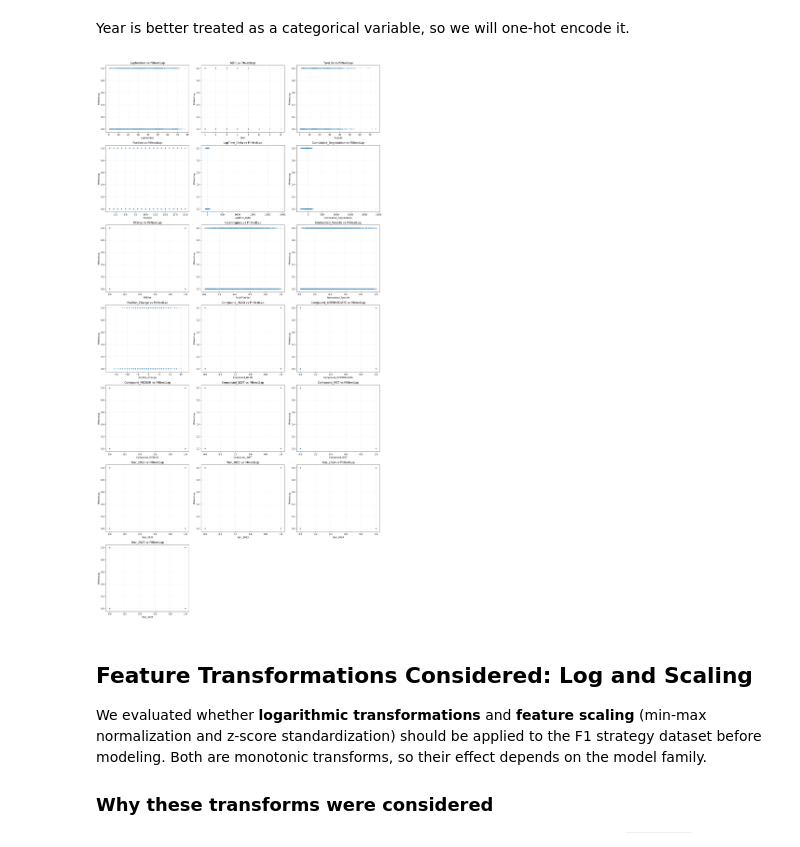
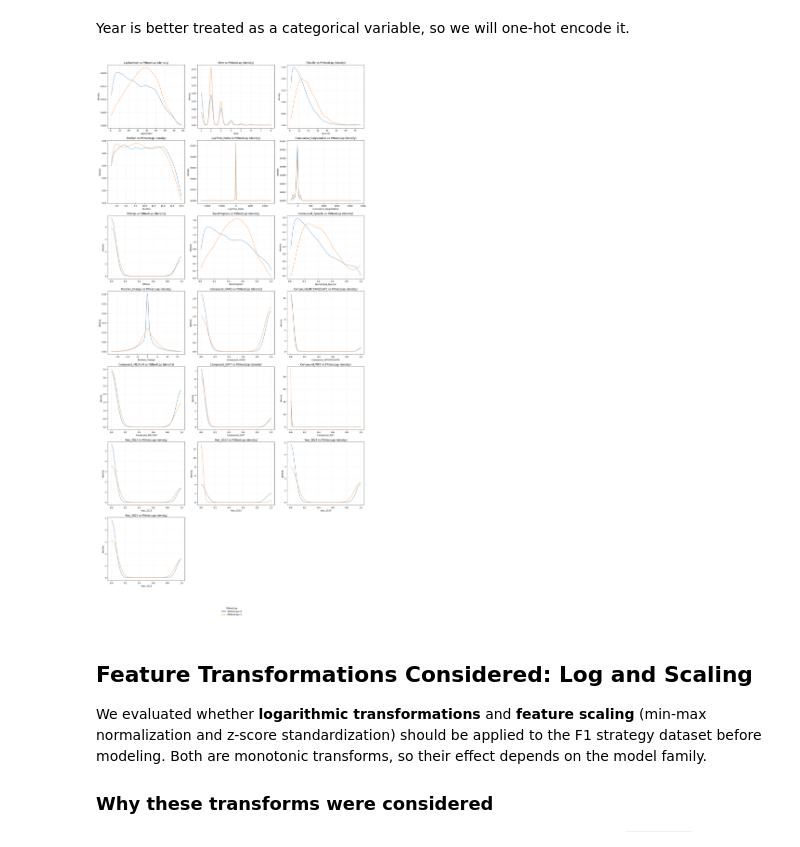
Before and after one commit to mortonki/F1-Strategy-Dataset, a Jupyter notebook: strategy.ipynb, the cells around one changed output. Drawn from its saved outputs; the diff is of its cells as text; code cells hidden in the pictures.

Commit message:
added Bivariate feature-vs-target grid. Continuous features use a 1D KDE density

```diff
--- a/strategy.ipynb
+++ b/strategy.ipynb
@@ -183,41 +184,79 @@ df.set_index(['Driver', 'Race', 'Year'], inplace=True)
 # %%
 # Visualize the relationship between features and the target variable 'PitNextLap'
 # %%
+from matplotlib.lines import Line2D
+
+# Bivariate feature-vs-target grid. Continuous features use a 1D KDE density
+
+# overlay per class (shows classification overlap); categorical features use a
+# grouped bar chart of class proportions per category.
+
 target = 'PitNextLap' if 'PitNextLap' in df.columns else 'PitNetLap'
 features = [col for col in df.columns if col != target]
-
 n_features = len(features)
 n_cols = 3
 n_rows = (n_features + n_cols - 1) // n_cols
-
 fig, axes = plt.subplots(n_rows, n_cols, figsize=(18, 5 * n_rows))
 axes = np.array(axes, dtype=object).ravel()
 
+# Categorical features -> grouped bar chart of class proportions per category
+categorical_features = [f for f in features if not pd.api.types.is_numeric_dtype(df[f])]
+
+# Continuous features -> 1D KDE density overlay per class
+continuous_features = [f for f in features if pd.api.types.is_numeric_dtype(df[f])]
+COLORS = {0: "navy", 1: "orange"}
+
 for i, feature in enumerate(features):
     ax = axes[i]
+    if pd.api.types.is_numeric_dtype(df[feature]):
+        # 1D KDE density overlay per class (continuous features)
+        sample = df.sample(n=min(20000, len(df)), random_state=42)
+        x_min, x_max = sample[feature].min(), sample[feature].max()
+        x_grid = np.linspace(x_min, x_max, 200)
+        for cls in COLORS:
+            vals = sample.loc[sample[target] == cls, feature].dropna()
+            if len(vals) < 2:
+                continue
+            kde = gaussian_kde(vals, bw_method="scott")
+            ax.plot(x_grid, kde(x_grid), label=f"PitNextLap={cls}", alpha=0.7)
+        ax.set_title(f"{feature} vs {target} (density)")
+        ax.set_xlabel(feature)
+        ax.set_ylabel("density")
 
-    if pd.api.types.is_numeric_dtype(df[feature]):
-        sample = df[[feature, target]].sample(n=min(5000, len(df)), random_state=42)
-        ax.scatter(sample[feature], sample[target], alpha=0.25, s=8)
-        ax.set_title(f"{feature} vs {target}")
+    else:
+
+        # Grouped bar chart of class proportions per category (categorical features)
+        pct = (df.groupby(feature)[target].value_counts(normalize=True)
+               .unstack(fill_value=0).fillna(0))
+        pct = pct.reindex(sorted(pct.columns), axis=1)
+        pct.plot(kind="bar", ax=ax, colormap="viridis")
+        ax.set_title(f"{feature} vs {target} (class proportions)")
         ax.set_xlabel(feature)
-        ax.set_ylabel(target)
-    else:
-        grouped = df.groupby(feature)[target].mean()
-        ax.bar([str(x) for x in grouped.index], grouped.values, color='steelblue')
-        ax.set_title(f"{feature} vs {target}")
-        ax.set_xlabel(feature)
-        ax.set_ylabel(f"Mean {target}")
-
+        ax.set_ylabel("fraction of laps")
     ax.grid(alpha=0.2)
 
 for j in range(len(features), len(axes)):
     axes[j].set_visible(False)
 
+
+# Figure-level legend explaining the color coding for continuous-feature subplots
+legend_handles = [
+    Line2D([0], [0], color=COLORS[0], lw=2),
+    Line2D([0], [0], color=COLORS[1], lw=2),
+]
+fig.legend(
+    handles=legend_handles,
+    labels=[f"PitNextLap={0}", f"PitNextLap={1}"],
+    title="PitNextLap",
+    loc="upper center",
+    bbox_to_anchor=(0.5, -0.03),
+    frameon=False,
+)
+
 plt.tight_layout()
 plt.show()
 # %% [output]
-[figure, old version]
+[figure, new version]
 # %% [markdown]
 ## Feature Transformations Considered: Log and Scaling
 
```
Also changed, not shown: parts of 1 cell of this notebook.
